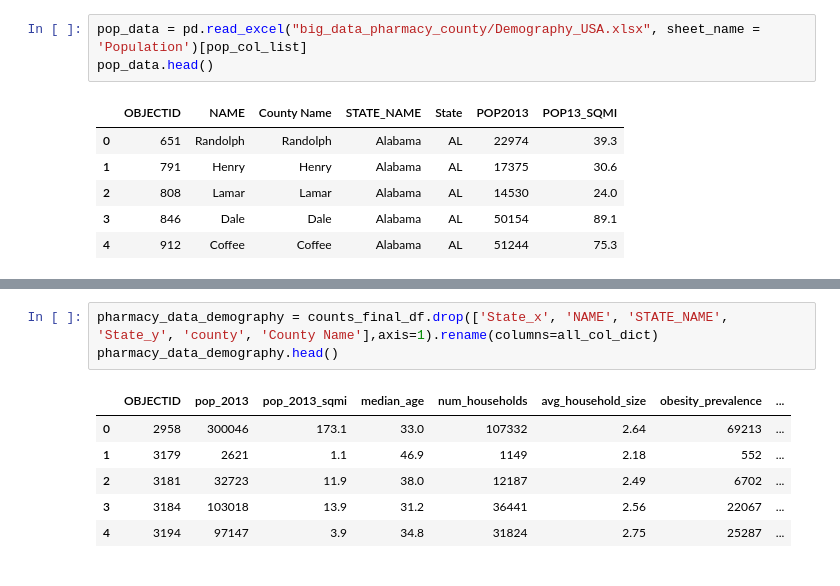
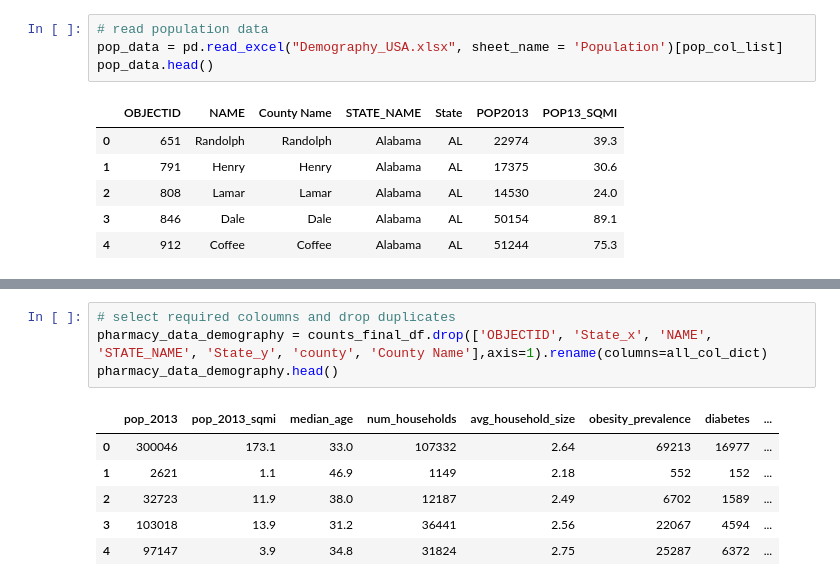
Before and after one commit to ravi-raj-97/big_data_pharmacy_county, a Jupyter notebook: Problem_6/data_pre_processing.ipynb, the cells around one changed output, grey strips where cells are left out. Drawn from its saved outputs; the diff is of its cells as text.

```diff
--- a/Problem_6/data_processing.ipynb
+++ b/Problem_6/data_pre_processing.ipynb
@@ -42,7 +47,8 @@ county_pharmacy_counts.head()
 | 3 | Alaska | Haines | 1 |
 | 4 | Alaska | Juneau | 7 |
 # %%
-pop_data = pd.read_excel("big_data_pharmacy_county/Demography_USA.xlsx", sheet_name = 'Population')[pop_col_list]
+# read population data
+pop_data = pd.read_excel("Demography_USA.xlsx", sheet_name = 'Population')[pop_col_list]
 pop_data.head()
 # %% [output]
 |  | OBJECTID | NAME | County Name | STATE_NAME | State | POP2013 | POP13_SQMI |
@@ -109,12 +116,13 @@ counts_final_df.head()
 | 3 | 3184 | Fairbanks North Star | Fairbanks North Star | Alaska | AK | 103018 | 13.9 | 31.2 | 36441 | ... |
 | 4 | 3194 | Matanuska-Susitna | Matanuska-Susitna | Alaska | AK | 97147 | 3.9 | 34.8 | 31824 | ... |
 # %%
-pharmacy_data_demography = counts_final_df.drop(['State_x', 'NAME', 'STATE_NAME', 'State_y', 'county', 'County Name'],axis=1).rename(columns=all_col_dict)
+# select required coloumns and drop duplicates
+pharmacy_data_demography = counts_final_df.drop(['OBJECTID', 'State_x', 'NAME', 'STATE_NAME', 'State_y', 'county', 'County Name'],axis=1).rename(columns=all_col_dict)
 pharmacy_data_demography.head()
 # %% [output]
-|  | OBJECTID | pop_2013 | pop_2013_sqmi | median_age | num_households | avg_household_size | obesity_prevalence | ... |
-| 0 | 2958 | 300046 | 173.1 | 33.0 | 107332 | 2.64 | 69213 | ... |
-| 1 | 3179 | 2621 | 1.1 | 46.9 | 1149 | 2.18 | 552 | ... |
-| 2 | 3181 | 32723 | 11.9 | 38.0 | 12187 | 2.49 | 6702 | ... |
-| 3 | 3184 | 103018 | 13.9 | 31.2 | 36441 | 2.56 | 22067 | ... |
-| 4 | 3194 | 97147 | 3.9 | 34.8 | 31824 | 2.75 | 25287 | ... |
+|  | pop_2013 | pop_2013_sqmi | median_age | num_households | avg_household_size | obesity_prevalence | diabetes | ... |
+| 0 | 300046 | 173.1 | 33.0 | 107332 | 2.64 | 69213 | 16977 | ... |
+| 1 | 2621 | 1.1 | 46.9 | 1149 | 2.18 | 552 | 152 | ... |
+| 2 | 32723 | 11.9 | 38.0 | 12187 | 2.49 | 6702 | 1589 | ... |
+| 3 | 103018 | 13.9 | 31.2 | 36441 | 2.56 | 22067 | 4594 | ... |
+| 4 | 97147 | 3.9 | 34.8 | 31824 | 2.75 | 25287 | 6372 | ... |
```
Also changed, not shown: parts of 13 cells of this notebook, 5 other files.
